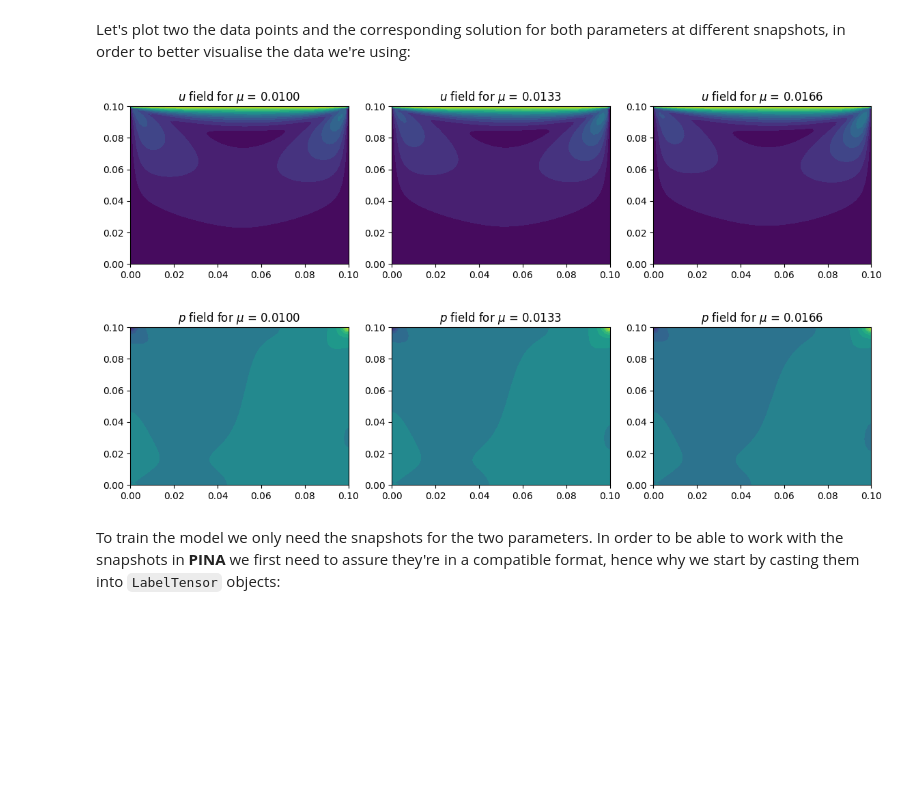
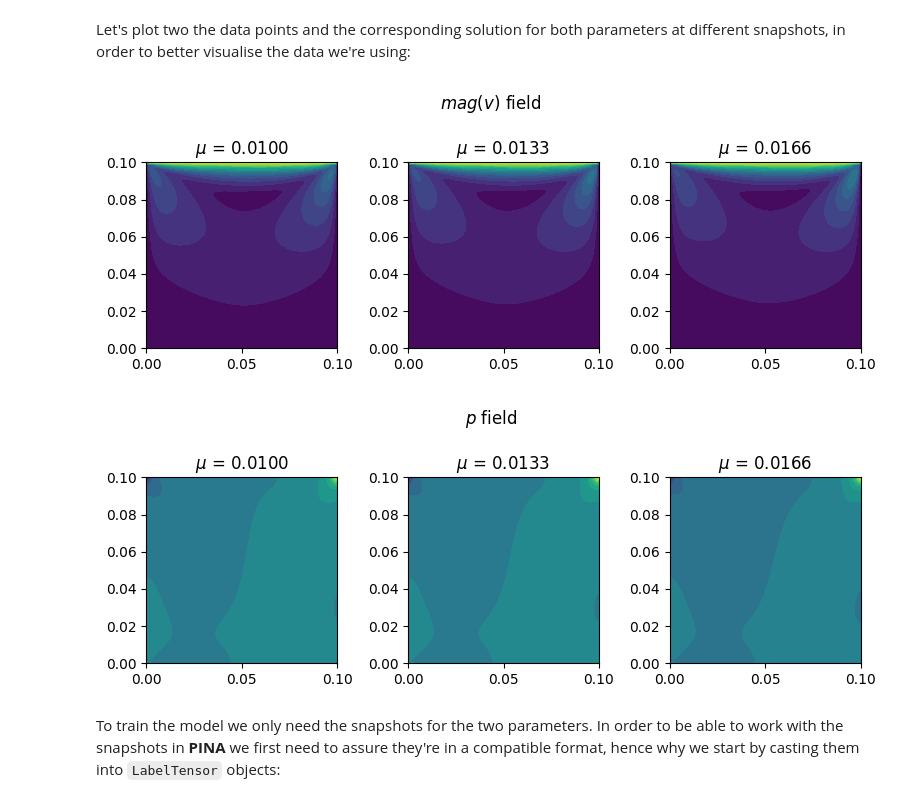
Before and after one commit to mathLab/PINA, a Jupyter notebook: tutorials/tutorial14/tutorial.ipynb, the cells around one changed output. Saved outputs shown, nothing was run; the diff lists cells and outputs as text; code cells hidden in the pictures; blank space fills up the shorter version.

```diff
--- a/tutorials/tutorial14/tutorial.ipynb
+++ b/tutorials/tutorial14/tutorial.ipynb
@@ -42,17 +36,16 @@ dataset = LidCavity()
 # %% [markdown]
 Let's plot two the data points and the corresponding solution for both parameters at different snapshots, in order to better visualise the data we're using:
 # %%
-fig, axs = plt.subplots(1, 3, figsize=(14, 3))
-for ax, par, u in zip(axs, dataset.params[:3], dataset.snapshots["mag(v)"][:3]):
-    ax.tricontourf(dataset.triang, u, levels=16)
-    ax.set_title(f"$u$ field for $\mu$ = {par[0]:.4f}")
-fig, axs = plt.subplots(1, 3, figsize=(14, 3))
-for ax, par, u in zip(axs, dataset.params[:3], dataset.snapshots["p"][:3]):
-    ax.tricontourf(dataset.triang, u, levels=16)
-    ax.set_title(f"$p$ field for $\mu$ = {par[0]:.4f}")
+for field in ["mag(v)", "p"]:
+    fig, axs = plt.subplots(1, 3, figsize=(8, 3))
+    for ax, par, u in zip(axs, dataset.params[:3], dataset.snapshots[field][:3]):
+        ax.tricontourf(dataset.triang, u, levels=16)
+        ax.set_title(f"$\mu$ = {par[0]:.4f}")
+        fig.suptitle(f"${field}$ field")
+    plt.tight_layout()
 # %% [output]
-[figure, old version]
+[figure, new version]
-[figure, old version]
+[figure, new version]
 # %% [markdown]
 To train the model we only need the snapshots for the two parameters. In order to be able to work with the snapshots in **PINA** we first need to assure they're in a compatible format, hence why we start by casting them into `LabelTensor` objects:
 # %%
```
Also changed, not shown: parts of 4 cells of this notebook, 1 other file.
